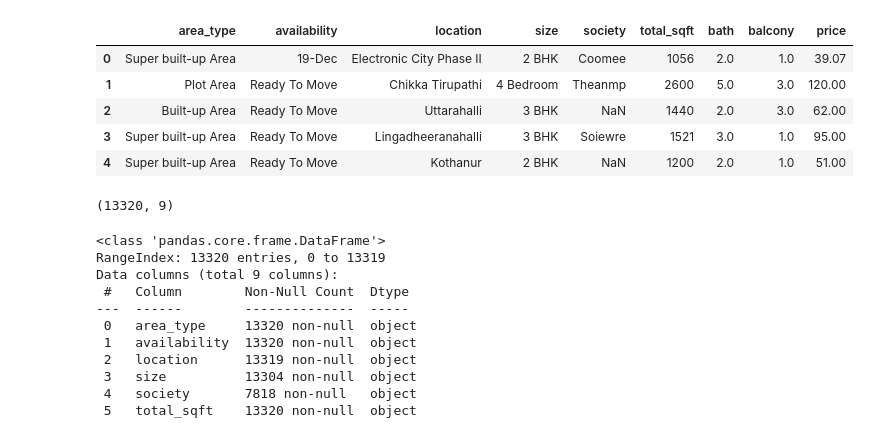
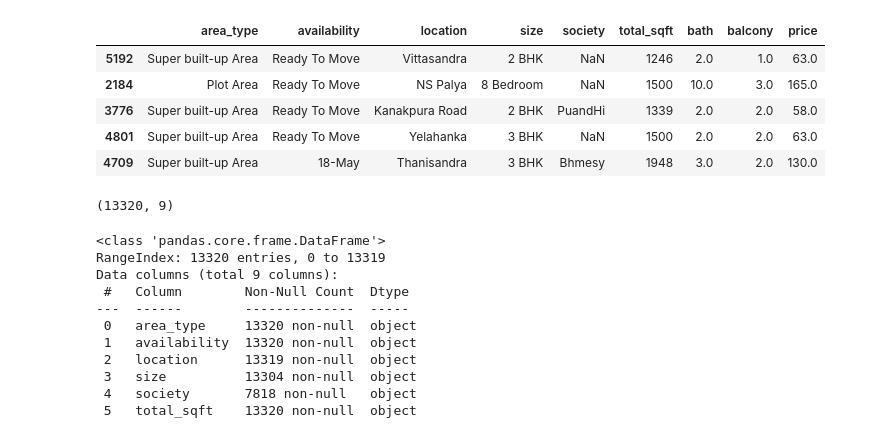
Before and after one commit to BlazorusDev/Machine-Learning, a Jupyter notebook: Projects/House Price Predictor/Predictor.ipynb, the cells around one changed output. Cells and saved outputs as stored; diff of their text form; code cells hidden in the pictures.

```diff
--- a/Projects/House Price Predictor/Predictor.ipynb
+++ b/Projects/House Price Predictor/Predictor.ipynb
@@ -4,14 +4,14 @@ import numpy as np
 # %%
 data = pd.read_csv("Bengaluru_House_Data.csv")
 # %%
-data.head()
+data.sample(5)
 # %% [output]
 |  | area_type | availability | location | size | society | total_sqft | bath | balcony | price |
-| 0 | Super built-up Area | 19-Dec | Electronic City Phase II | 2 BHK | Coomee | 1056 | 2.0 | 1.0 | 39.07 |
-| 1 | Plot Area | Ready To Move | Chikka Tirupathi | 4 Bedroom | Theanmp | 2600 | 5.0 | 3.0 | 120.00 |
-| 2 | Built-up Area | Ready To Move | Uttarahalli | 3 BHK | NaN | 1440 | 2.0 | 3.0 | 62.00 |
-| 3 | Super built-up Area | Ready To Move | Lingadheeranahalli | 3 BHK | Soiewre | 1521 | 3.0 | 1.0 | 95.00 |
-| 4 | Super built-up Area | Ready To Move | Kothanur | 2 BHK | NaN | 1200 | 2.0 | 1.0 | 51.00 |
+| 5192 | Super built-up Area | Ready To Move | Vittasandra | 2 BHK | NaN | 1246 | 2.0 | 1.0 | 63.0 |
+| 2184 | Plot Area | Ready To Move | NS Palya | 8 Bedroom | NaN | 1500 | 10.0 | 3.0 | 165.0 |
+| 3776 | Super built-up Area | Ready To Move | Kanakpura Road | 2 BHK | PuandHi | 1339 | 2.0 | 2.0 | 58.0 |
+| 4801 | Super built-up Area | Ready To Move | Yelahanka | 3 BHK | NaN | 1500 | 2.0 | 2.0 | 63.0 |
+| 4709 | Super built-up Area | 18-May | Thanisandra | 3 BHK | Bhmesy | 1948 | 3.0 | 2.0 | 130.0 |
 # %%
 data.shape
 # %% [output]
```
Also changed, not shown: parts of 55 cells of this notebook, 2 other files.
